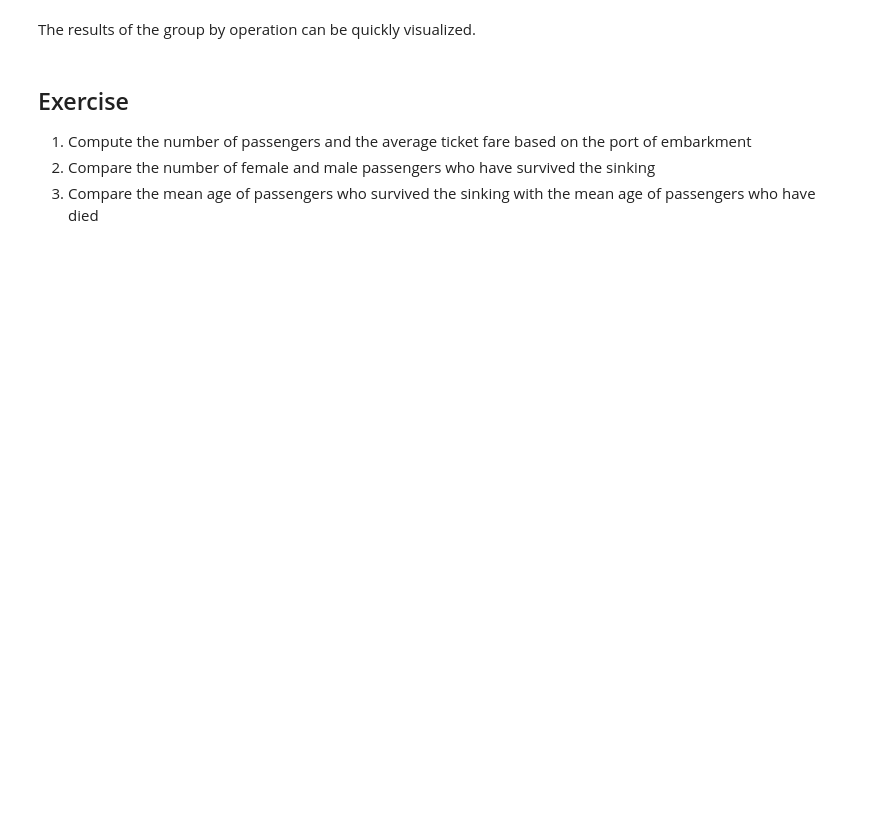
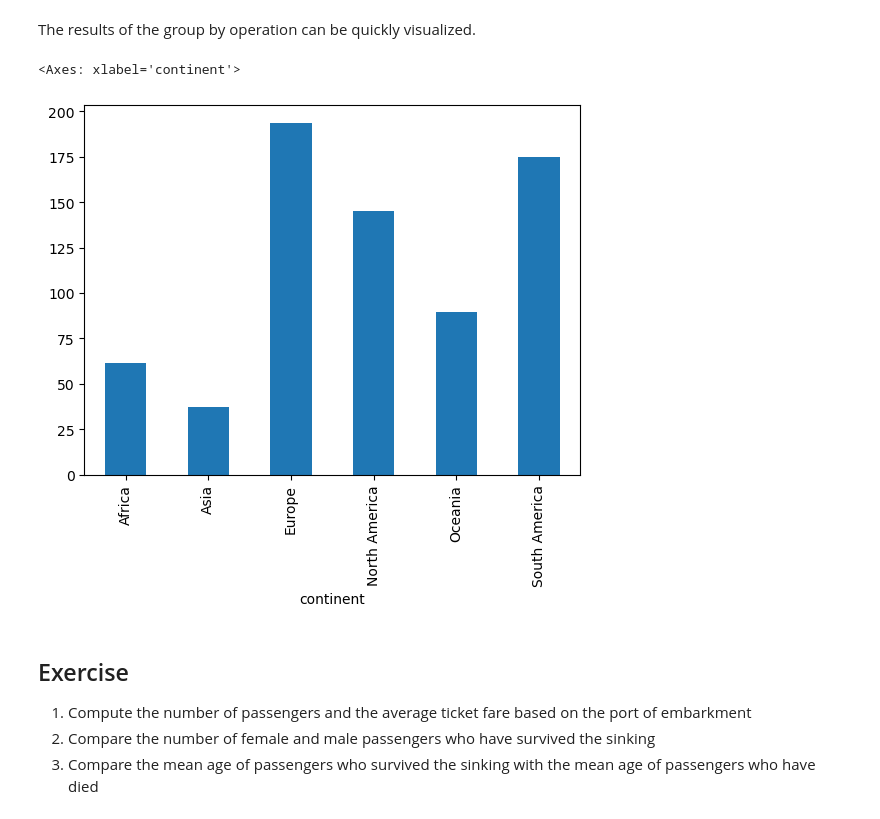
Before and after one commit to wojbog/dm, a Jupyter notebook: introduction/dm-pandas.ipynb, the cells around one changed output. Cells and saved outputs as stored; diff of their text form; code cells hidden in the pictures; blank space fills up the shorter version.

```diff
--- a/introduction/dm-pandas.ipynb
+++ b/introduction/dm-pandas.ipynb
@@ -287,7 +910,10 @@ The results of the group by operation can be quickly visualized.
 # %%
 %matplotlib inline
 
-drinks.groupby('continent').mean().plot(kind='bar')
+drinks.groupby('continent').beer_servings.mean().plot(kind='bar')
+# %% [output]
+<Axes: xlabel='continent'>
+[figure, added]
 # %% [markdown]
 ## Exercise
 
```
Also changed, not shown: parts of 160 cells of this notebook.
